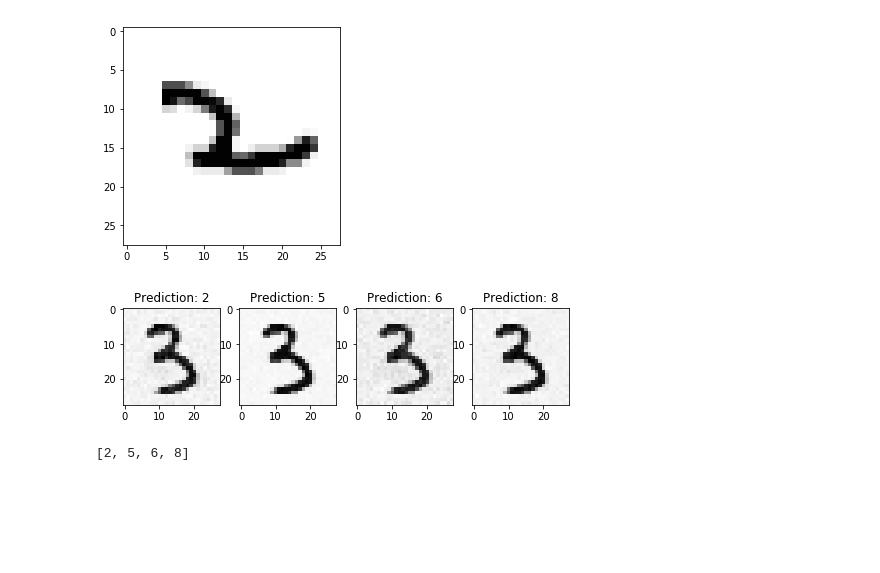
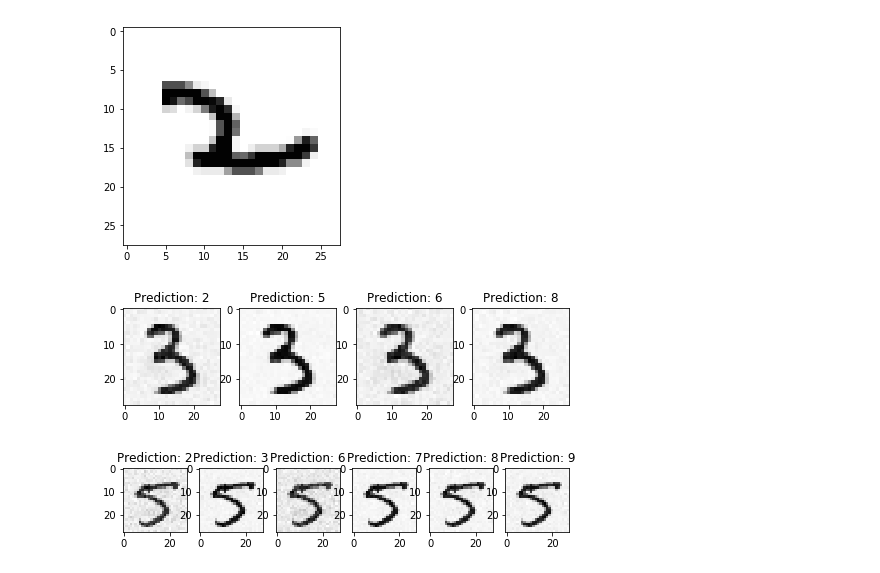
Before and after one commit to zetongqi/attacking_neural_networks, a Jupyter notebook: MNIST_adversarial_attack.ipynb, the cells around one changed output. Saved outputs shown, nothing was run; the diff lists cells and outputs as text; code cells hidden in the pictures; blank space fills up the shorter version.

```diff
--- a/MNIST_adversarial_attack.ipynb
+++ b/MNIST_adversarial_attack.ipynb
@@ -122,8 +140,11 @@ def nontargeted_attack(net, x_target, true_label, steps, eta, class_num, lam=0.0
 # %%
 x = np.asarray(PIL.Image.open('/Users/zetong/mnist_png/testing/3/32.png'))
-img = PIL.Image.fromarray(x, mode='L')
 x = x.reshape(28,28)
 x = x.reshape(784, 1)
 x = x.astype('float32')
 x /= 255
 attacks, predicted_labels = nontargeted_attack(net, x, 3, 10000, 0.1, 10)
+
+plot_adversarials(attacks, predicted_labels)
+# %% [output]
+[figure, added]
@@ -142,8 +151,9 @@ def plot_adversarials(attacks, predicted_labels):
-# %%
-plot_adversarials(attacks, predicted_labels)
-# %% [output]
-[figure, removed]
-# %%
-predicted_labels
-# %% [output]
-[2, 5, 6, 8]
+# %%
+x = np.asarray(PIL.Image.open('/Users/zetong/mnist_png/testing/5/102.png'))
+x = x.reshape(28,28)
+x = x.reshape(784, 1)
+x = x.astype('float32')
+x /= 255
+attack(net, x)
+# %% [output]
+[figure, added]
```
Also changed, not shown: parts of 4 cells of this notebook.
